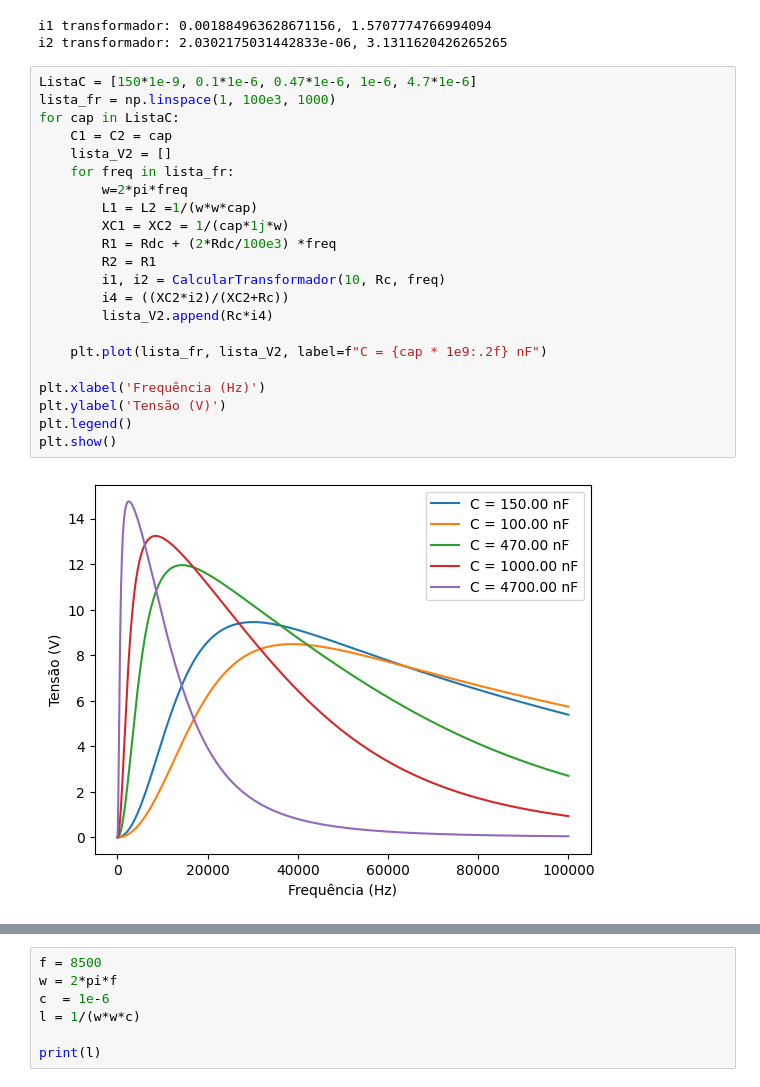
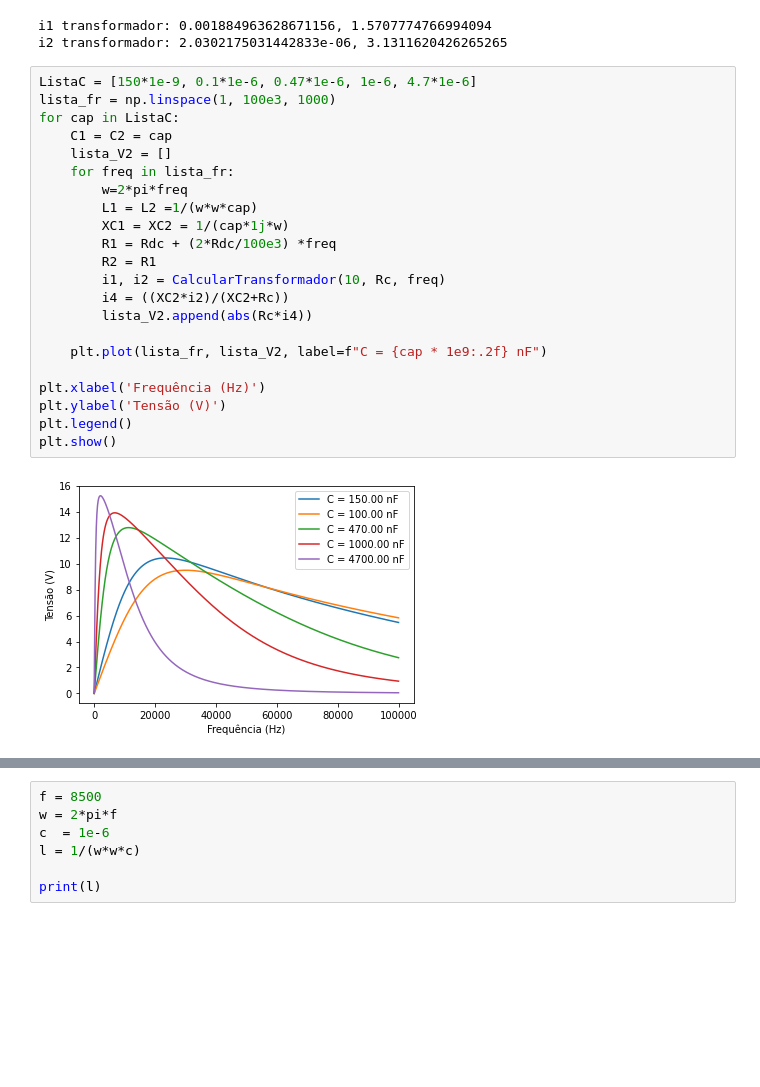
Before and after one commit to Veronica0Lima/Projeto_eletromag, a Jupyter notebook: projeto_wpt.ipynb, the cells around one changed output, grey strips where cells are left out. Cells and saved outputs as stored; diff of their text form; blank space fills up the shorter version.

```diff
--- a/projeto_wpt.ipynb
+++ b/projeto_wpt.ipynb
@@ -37,25 +37,25 @@ i2 transformador: 2.0302175031442833e-06, 3.1311620426265265
 # %%
 ListaC = [150*1e-9, 0.1*1e-6, 0.47*1e-6, 1e-6, 4.7*1e-6]
 lista_fr = np.linspace(1, 100e3, 1000)
 for cap in ListaC:
     C1 = C2 = cap
     lista_V2 = []
     for freq in lista_fr:
         w=2*pi*freq
         L1 = L2 =1/(w*w*cap)
         XC1 = XC2 = 1/(cap*1j*w)
         R1 = Rdc + (2*Rdc/100e3) *freq
         R2 = R1
         i1, i2 = CalcularTransformador(10, Rc, freq)
         i4 = ((XC2*i2)/(XC2+Rc))
-        lista_V2.append(Rc*i4)
+        lista_V2.append(abs(Rc*i4))
 
     plt.plot(lista_fr, lista_V2, label=f"C = {cap * 1e9:.2f} nF")
 
 plt.xlabel('Frequência (Hz)')
 plt.ylabel('Tensão (V)')
 plt.legend()
 plt.show()
 # %% [output]
-[figure, old version]
+[figure, new version]
 # %%
```
Also changed, not shown: parts of 5 cells of this notebook.
